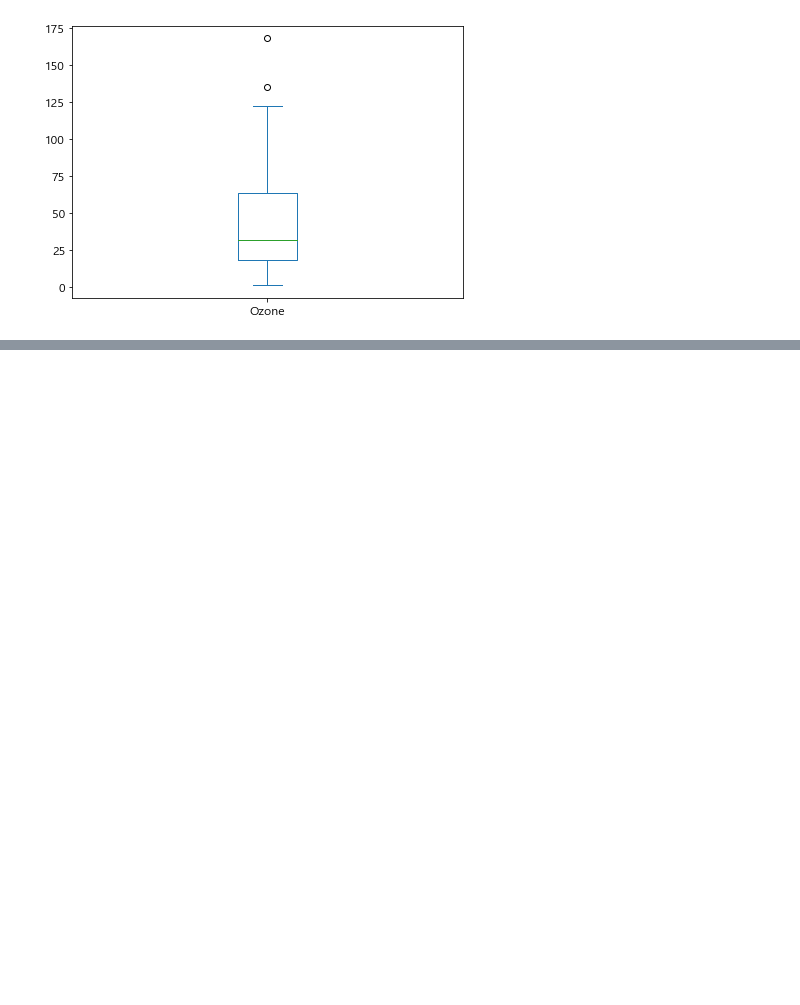
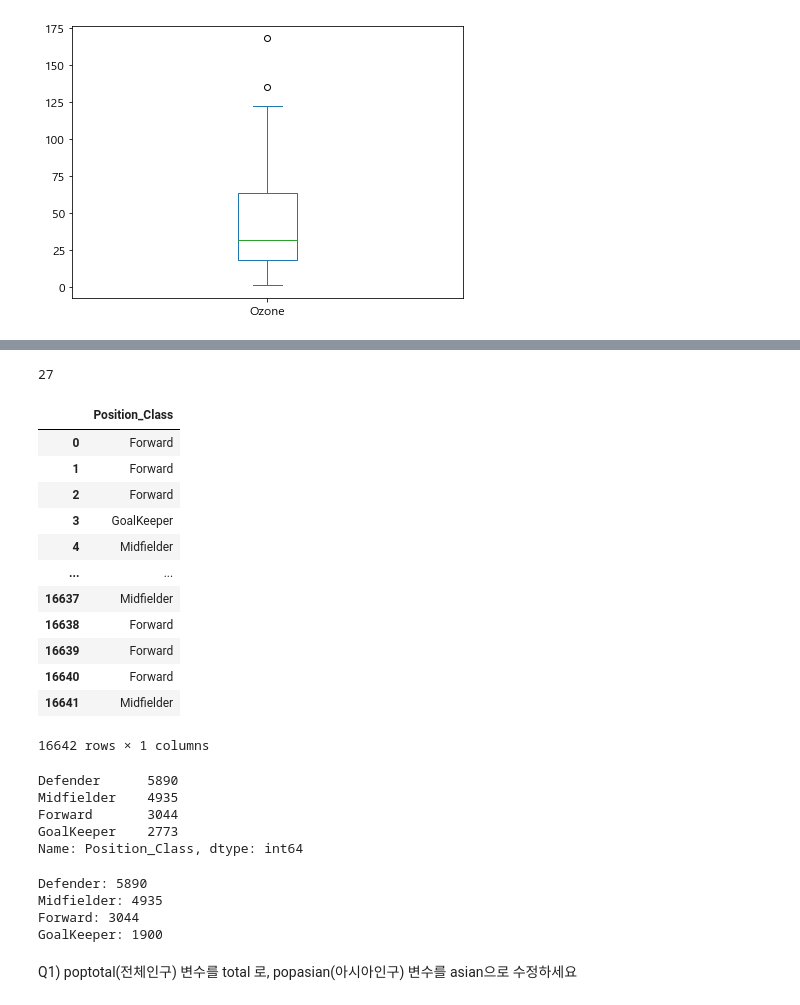
Before and after one commit to ksky1313/ADP, a Jupyter notebook: test.ipynb, the cells around one changed output, grey strips where cells are left out. Cells and saved outputs as stored; diff of their text form; code cells hidden in the pictures; blank space fills up the shorter version.

```diff
--- a/test.ipynb
+++ b/test.ipynb
@@ -88,0 +83,9 @@ df.to_pickle('data/fifa.pk')
+# %%
+# 피트를 cm로 변환하는 함수
+def feet_to_cm(feet):
+    f, i = feet.split("'")
+    return float(f) * 30.48 + float(i) * 2.54
+
+# 피트를 cm로 변환하여 'Height_cm' 컬럼에 저장
+fifa['Height_cm'] = fifa.Height.apply(feet_to_cm)
+fifa[['Height_cm']].head()
@@ -88,0 +107,52 @@ df.to_pickle('data/fifa.pk')
+# %%
+# 전에 범주의 갯수를 확인
+fifa.Position.nunique()
+# %% [output]
+27
+# %%
+# 범주화
+Forward = [ 'LS', 'ST', 'RS', 'LW', 'LF', 'CF', 'RF', 'RW' ]
+Midfielder = [ 'LAM', 'CAM', 'RAM', 'LM', 'LCM', 'CM', 'RCM', 'RM' ]
+Defender = [ 'LWB', 'LDM', 'DCM', 'RDM', 'RWB', 'LB', 'LCB', 'CB', 'RCB', 'RB' ]
+GoalKeeper = [ 'GK' ]
+
+fifa['Position_Class'] = np.where( np.isin(fifa.Position, Forward), 'Forward',
+    np.where( np.isin(fifa.Position, Midfielder), 'Midfielder',
+        np.where( np.isin(fifa.Position, Defender), 'Defender', 'GoalKeeper')
+    )
+)
+fifa[['Position_Class']]
+# %% [output]
+|  | Position_Class |
+| 0 | Forward |
+| 1 | Forward |
+| 2 | Forward |
+| 3 | GoalKeeper |
+| 4 | Midfielder |
+| ... | ... |
+| 16637 | Midfielder |
+| 16638 | Forward |
+| 16639 | Forward |
+| 16640 | Forward |
+| 16641 | Midfielder |
+16642 rows × 1 columns
+# %%
+# 결과 & 데이터 타입 확인
+fifa.Position_Class.value_counts()
+# %% [output]
+Defender      5890
+Midfielder    4935
+Forward       3044
+GoalKeeper    2773
+Name: Position_Class, dtype: int64
+# %%
+# 범주화 결과 검증
+print("Defender: {}".format(np.isin(fifa.Position, Defender).sum()))
+print("Midfielder: {}".format(np.isin(fifa.Position, Midfielder).sum()))
+print("Forward: {}".format(np.isin(fifa.Position, Forward).sum()))
+print("GoalKeeper: {}".format(np.isin(fifa.Position, GoalKeeper).sum()))
+# %% [output]
+Defender: 5890
+Midfielder: 4935
+Forward: 3044
+GoalKeeper: 1900
@@ -88,0 +163,2 @@ df.to_pickle('data/fifa.pk')
+# %% [markdown]
+Q1) poptotal(전체인구) 변수를 total 로, popasian(아시아인구) 변수를 asian으로 수정하세요
```
Also changed, not shown: parts of 19 cells of this notebook, 3 other files.
